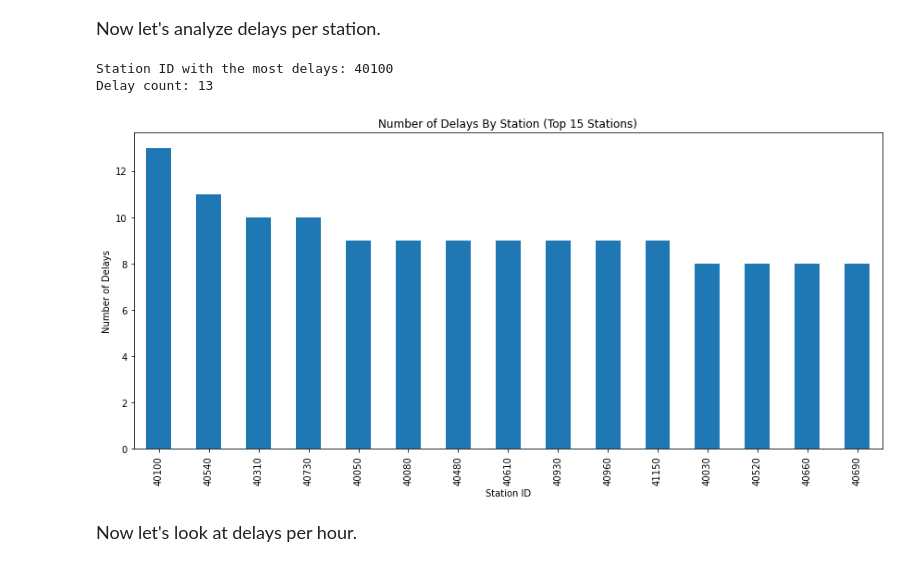
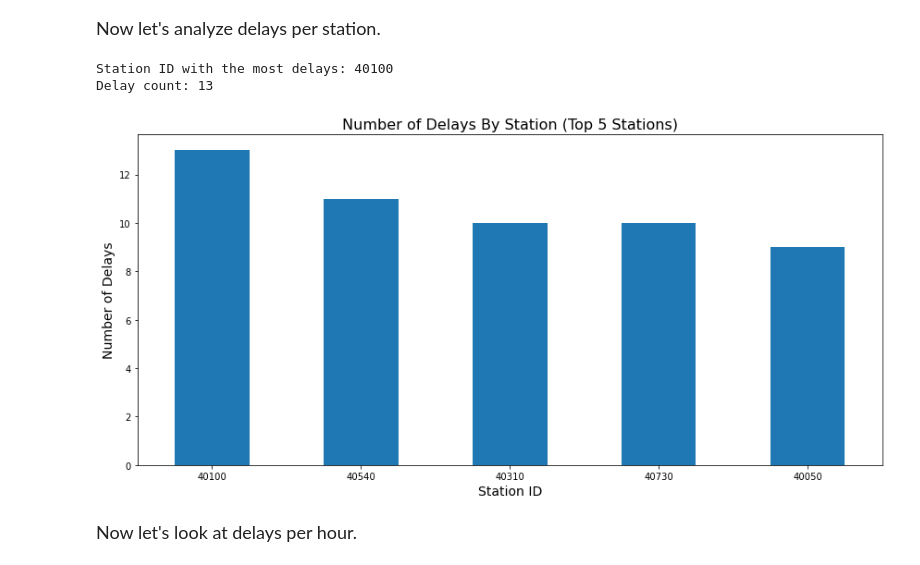
Before and after one commit to simonhui1/CTA-TimeGuard, a Jupyter notebook: index_organized.ipynb, the cells around one changed output. Cells and saved outputs as stored; diff of their text form; code cells hidden in the pictures.

```diff
--- a/index_organized.ipynb
+++ b/index_organized.ipynb
@@ -180,34 +188,32 @@ It seems the Green Line (G) has the most delays out of all the lines.
 # %% [markdown]
 <div style = "text-align:left; font-size: 18px; font-weight: normal;"> Now let's analyze delays per station. </div>
 # %%
+# Calculate the station with the most delays
 station_delay_counts = df.groupby('station_id')['isDly'].sum()
-
 most_delay_station = station_delay_counts.idxmax()
-
-most_delay_station
-
 most_delay_count = station_delay_counts.loc[most_delay_station]
 
 print("Station ID with the most delays:", most_delay_station)
 print("Delay count:", most_delay_count)
 
-#------------------------------------------------------------------
-
-top_n = 15
+# Define the number of top stations to display
+top_n = 5
 top_delay_stations = station_delay_counts.nlargest(top_n).index
 
-plt.figure(figsize = (12,6))
-station_delay_counts.loc[top_delay_stations].plot(kind = 'bar', stacked = True)
-plt.xlabel('Station ID')
-plt.ylabel('Number of Delays')
-plt.title(f"Number of Delays By Station (Top {top_n} Stations)")
-plt.xticks(rotation = 90)
+# Create the bar plot
+plt.figure(figsize=(12, 6))
+station_delay_counts.loc[top_delay_stations].plot(kind='bar', stacked=True)
+plt.xlabel('Station ID', fontsize=14)  # Increase x-label font size
+plt.ylabel('Number of Delays', fontsize=14)  # Increase y-label font size
+plt.title(f"Number of Delays By Station (Top {top_n} Stations)", fontsize=16)  # Increase title font size
+plt.xticks(rotation = 0)
+plt.grid(False)
 plt.tight_layout()
 plt.show()
 # %% [output]
 Station ID with the most delays: 40100
 Delay count: 13
-[figure, old version]
+[figure, new version]
 # %% [markdown]
 <div style = "text-align:left; font-size: 18px; font-weight: normal;"> Now let's look at delays per hour. </div>
 # %%
```
Also changed, not shown: parts of 43 cells of this notebook.
